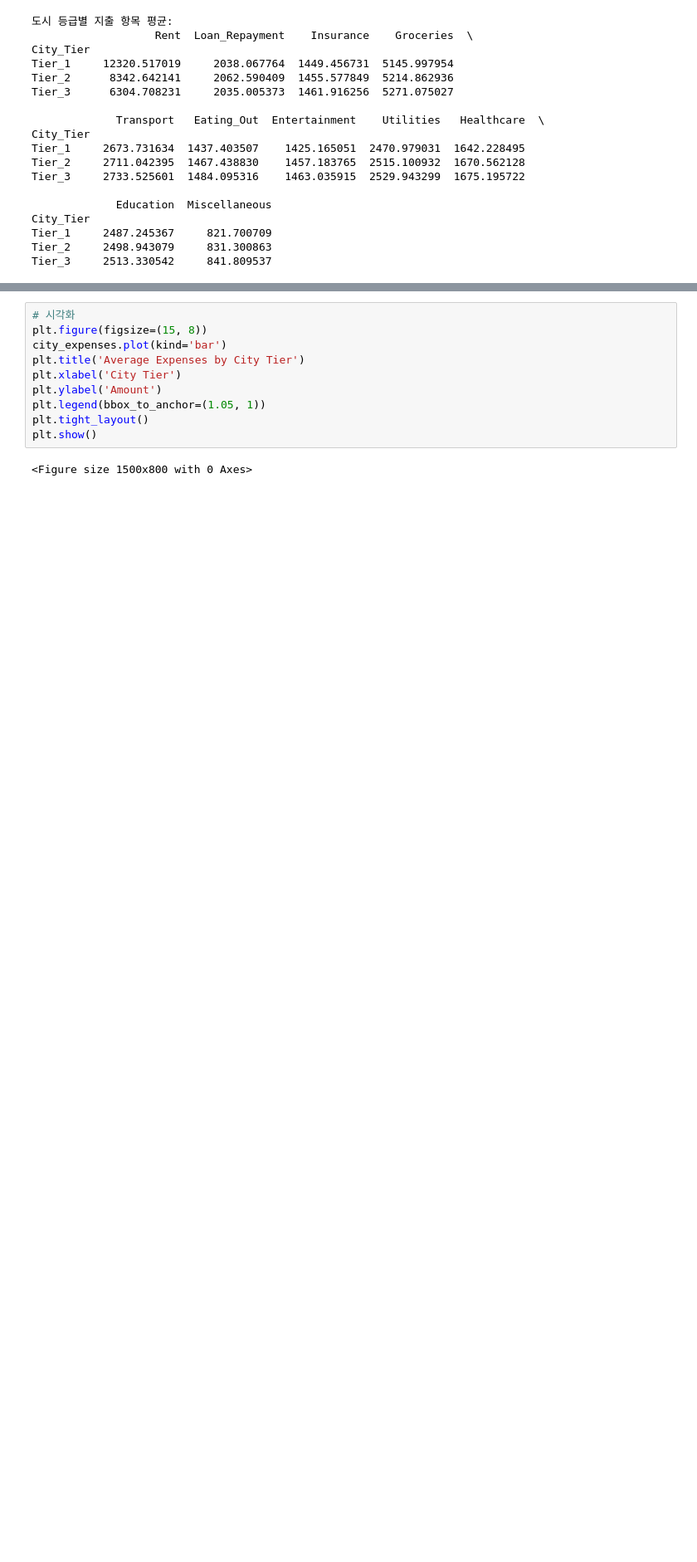
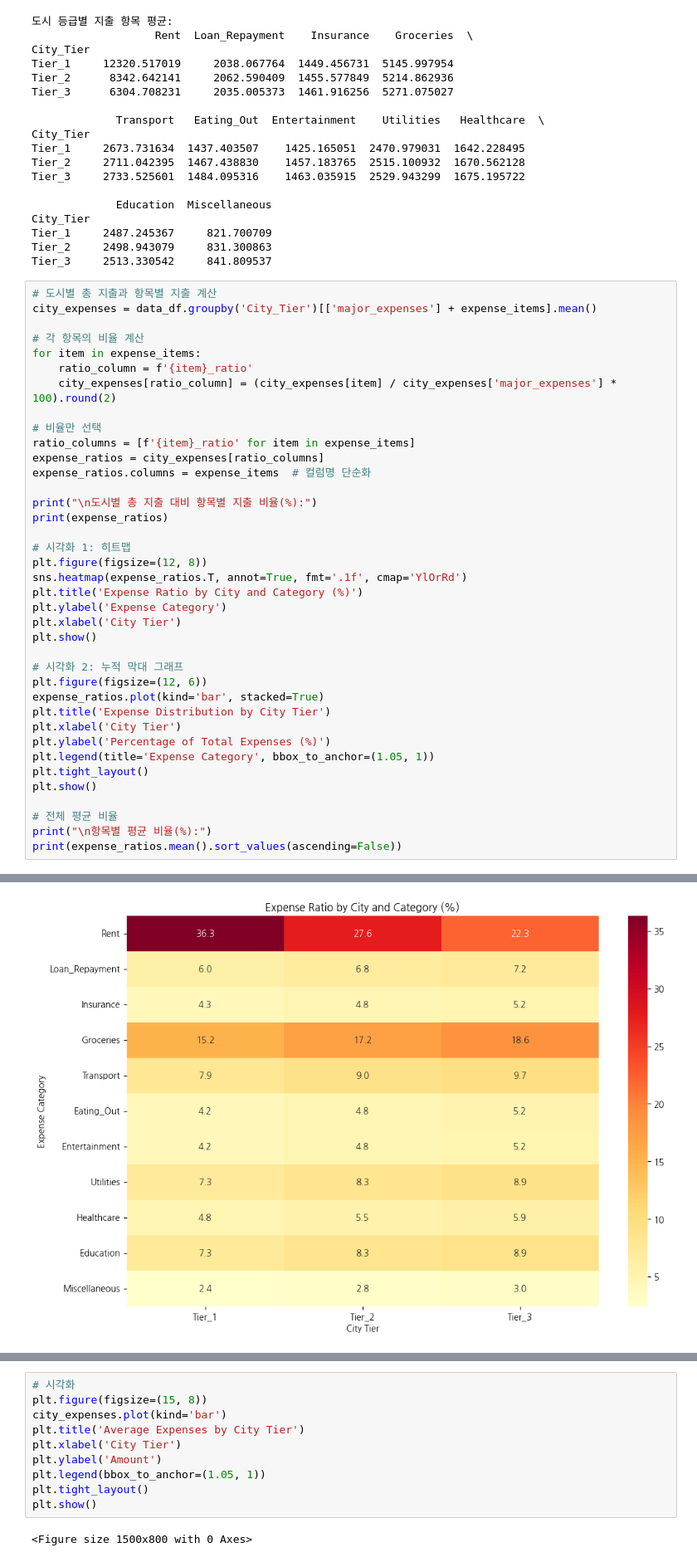
Before and after one commit to Huey-fitpet/study_data_analytics, a Jupyter notebook: quests/EDA/indian-personal-finance-and-spending-habits.ipynb, the cells around one changed output, grey strips where cells are left out. Shown at 83% size. Saved outputs shown, nothing was run; the diff lists cells and outputs as text; blank space fills up the shorter version.

```diff
--- a/quests/EDA/indian-personal-finance-and-spending-habits.ipynb
+++ b/quests/EDA/indian-personal-finance-and-spending-habits.ipynb
@@ -146,3 +205,42 @@ City_Tier
 Tier_1     2487.245367     821.700709
 Tier_2     2498.943079     831.300863
 Tier_3     2513.330542     841.809537
+# %%
+# 도시별 총 지출과 항목별 지출 계산
+city_expenses = data_df.groupby('City_Tier')[['major_expenses'] + expense_items].mean()
+
+# 각 항목의 비율 계산
+for item in expense_items:
+    ratio_column = f'{item}_ratio'
+    city_expenses[ratio_column] = (city_expenses[item] / city_expenses['major_expenses'] * 100).round(2)
+
+# 비율만 선택
+ratio_columns = [f'{item}_ratio' for item in expense_items]
+expense_ratios = city_expenses[ratio_columns]
+expense_ratios.columns = expense_items  # 컬럼명 단순화
+
+print("\n도시별 총 지출 대비 항목별 지출 비율(%):")
+print(expense_ratios)
+
+# 시각화 1: 히트맵
+plt.figure(figsize=(12, 8))
+sns.heatmap(expense_ratios.T, annot=True, fmt='.1f', cmap='YlOrRd')
+plt.title('Expense Ratio by City and Category (%)')
+plt.ylabel('Expense Category')
+plt.xlabel('City Tier')
+plt.show()
+
+# 시각화 2: 누적 막대 그래프
+plt.figure(figsize=(12, 6))
+expense_ratios.plot(kind='bar', stacked=True)
+plt.title('Expense Distribution by City Tier')
+plt.xlabel('City Tier')
+plt.ylabel('Percentage of Total Expenses (%)')
+plt.legend(title='Expense Category', bbox_to_anchor=(1.05, 1))
+plt.tight_layout()
+plt.show()
+
+# 전체 평균 비율
+print("\n항목별 평균 비율(%):")
+print(expense_ratios.mean().sort_values(ascending=False))
+# %% [output]
@@ -148,0 +259 @@ Tier_3     2513.330542     841.809537
+[figure, added]
```
Also changed, not shown: parts of 9 cells of this notebook, 1 other file.
